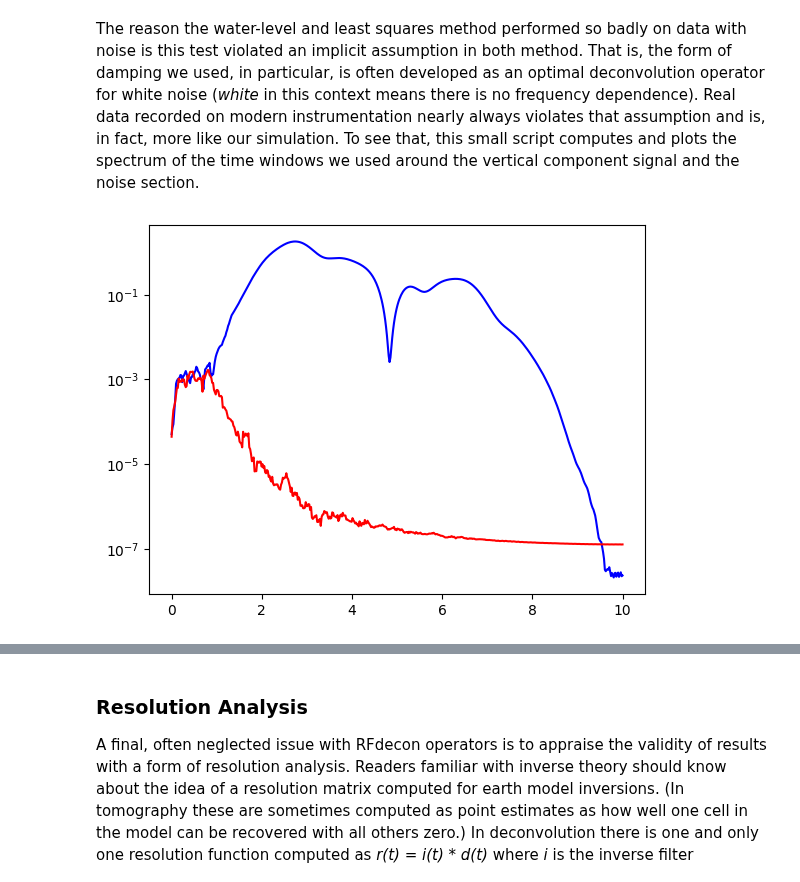
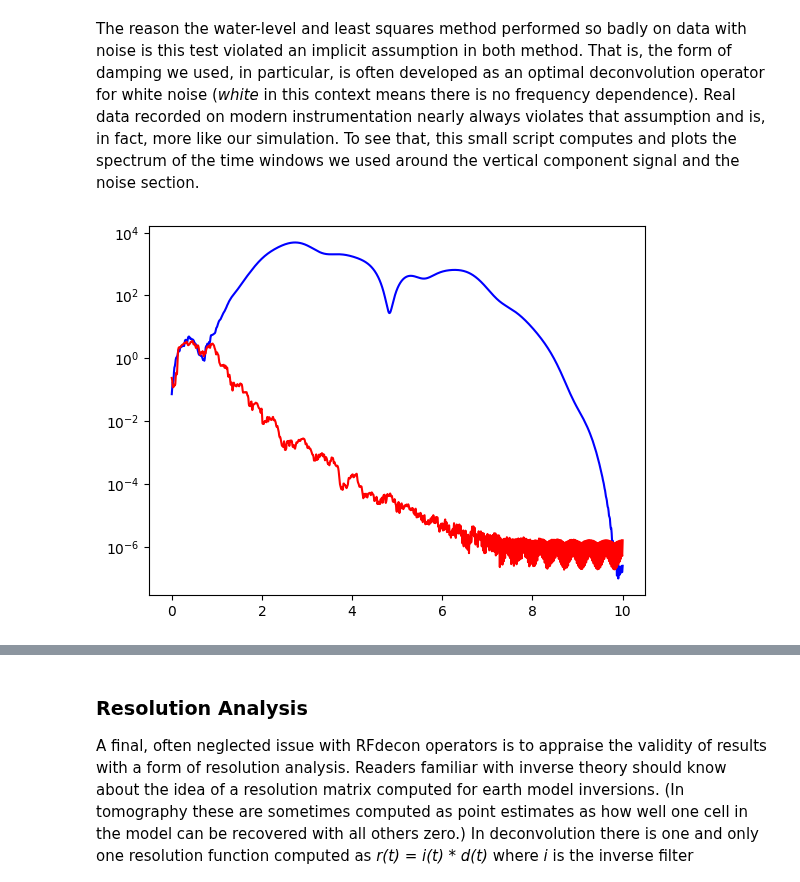
Before and after one commit to mspass-team/mspass_tutorial, a Jupyter notebook: notebooks/deconvolution_tutorial.ipynb, the cells around one changed output, grey strips where cells are left out. Cells and saved outputs as stored; diff of their text form; code cells hidden in the pictures.

```diff
--- a/notebooks/deconvolution_tutorial.ipynb
+++ b/notebooks/deconvolution_tutorial.ipynb
@@ -148,21 +160,21 @@ The reason the water-level and least squares method performed so badly on data w
 # %%
 from mspasspy.ccore.algorithms.deconvolution import MTPowerSpectrumEngine
 from mspasspy.algorithms.basic import ExtractComponent
 import numpy as np
-engine=MTPowerSpectrumEngine(1024,4.0,6)
 sigwindow=TimeWindow(-5.0,30.0)
-nwindow=TimeWindow(-45.0,-5.0)
+nwindow=TimeWindow(-40.0,-5.0)
 z=ExtractComponent(dwn,2)
 sig=WindowData(z,sigwindow.start,sigwindow.end)
 noise=WindowData(z,nwindow.start,nwindow.end)
+engine=MTPowerSpectrumEngine(sig.npts,4.0,6,2048,sig.dt)
 sigspec=engine.apply(sig)
 nspec=engine.apply(noise)
 fs=np.linspace(0.0,sigspec.Nyquist(),sigspec.nf())
 fn=np.linspace(0.0,nspec.Nyquist(),nspec.nf())
 plt.semilogy(fs,sigspec.spectrum,'b-',fn,nspec.spectrum,'r-')
 plt.show()
 # %% [output]
-[figure, old version]
+[figure, new version]
 # %% [markdown]
 where the red curve is the noise spectrum and the blue curve is the signal spectrum.   The relative spectra have the same characteristic of real broadband data wherein the noise is "colored" at low frequencies.   The frequency scale in this simulation is off by about an order of magnitude, however, as earth noise in receiver function processing is dominated by microseism noise that peaks around 7 and 15 s. Nonetheless this simulation demonstrates an important failing of both the water-level and least square methods;  they can fail badly even on high signal to noise ratio data.   A typical solution used to address this problem is to increase the regularization parameters to reduce noise amplification in the output.   We leave that and some others as part of exercises for the student below.
 
```
Also changed, not shown: parts of 13 cells of this notebook, 2 other files.
